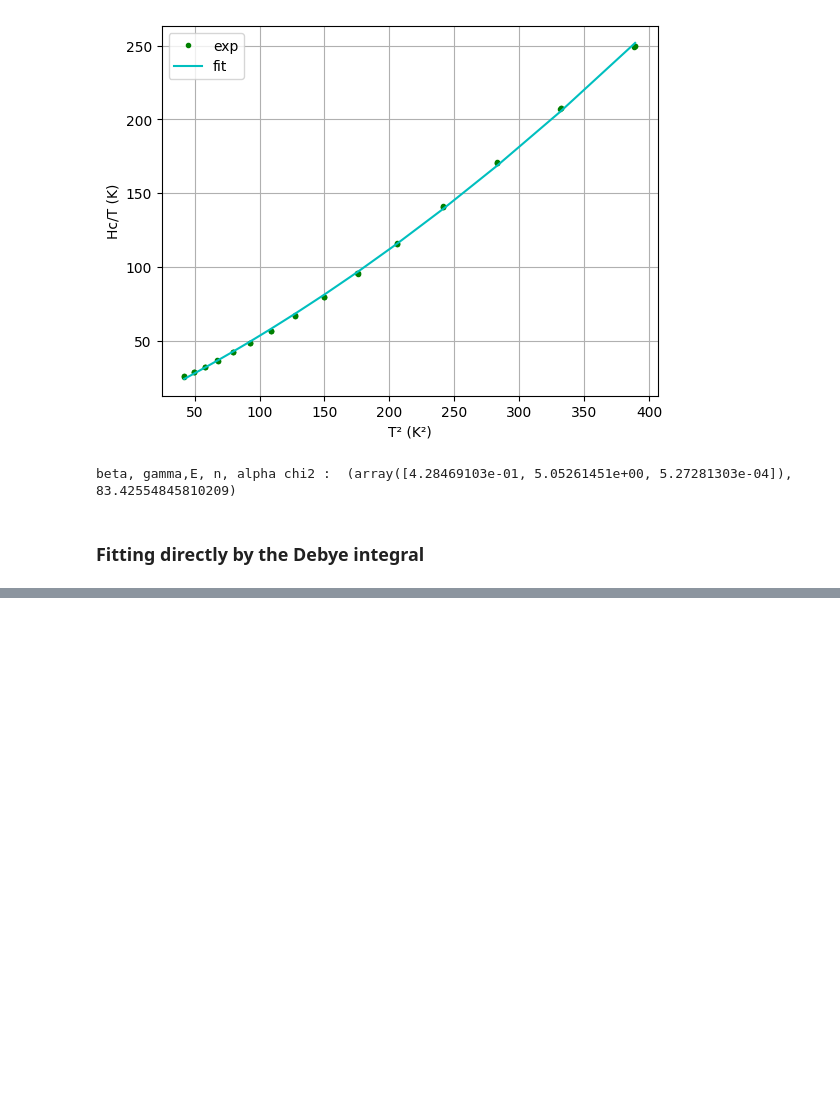
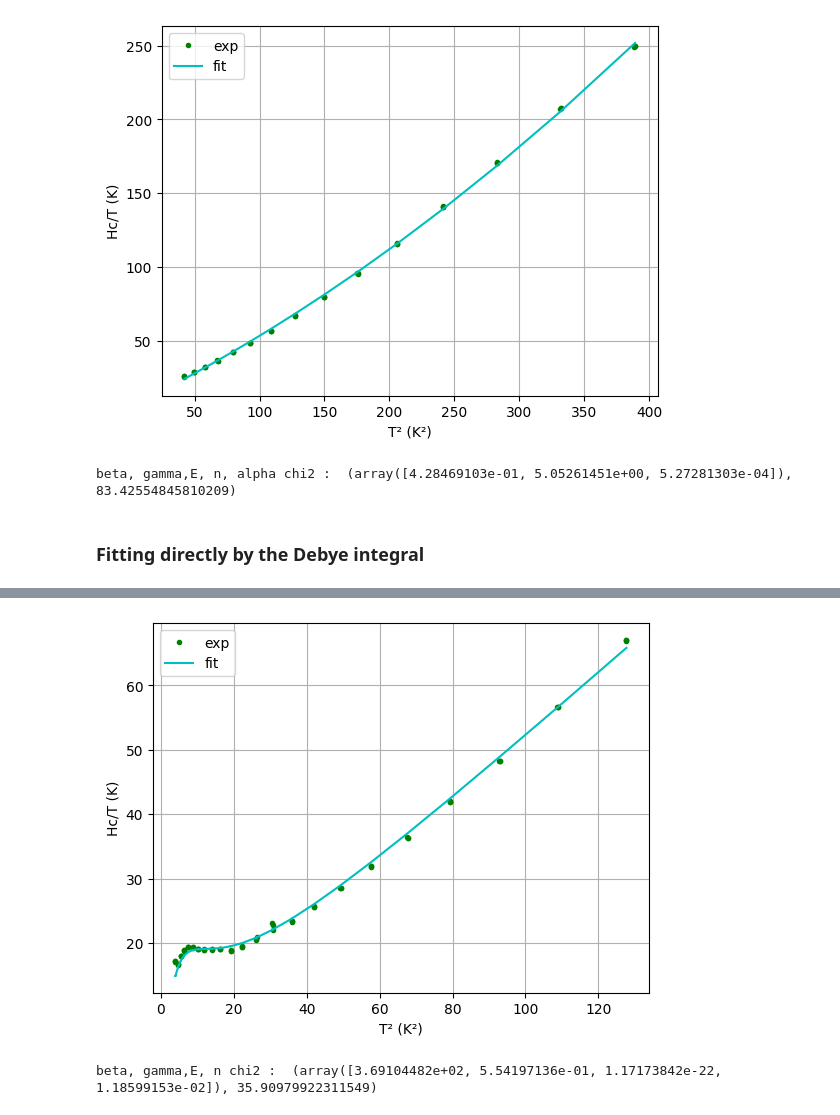
Before and after one commit to Gamal-on/YBCO, a Jupyter notebook: results_YBCO_HPHT.ipynb, the cells around one changed output, grey strips where cells are left out. Saved outputs shown, nothing was run; the diff lists cells and outputs as text; code cells hidden in the pictures; blank space fills up the shorter version.

```diff
--- a/results_YBCO_HPHT.ipynb
+++ b/results_YBCO_HPHT.ipynb
@@ -177,0 +189,9 @@ TypeError: model_integral_schottky() missing 2 required positional arguments: 'E
+# %%
+# Monte Carlo
+
+print("beta, gamma,E, n chi2 : ", mc.monte_carlo_fitting(cnt.squared_temperature_HPHT, cnt.hc_div_temp_HPHT,
+                                model.model_integral_schottky, 0, 144, 1e5,
+                                ([300, 500],[0, 15],[9e-23, 1.4e-22],[1e-3, 5e-2]), 4))
+# %% [output]
+[figure, added]
+beta, gamma,E, n chi2 :  (array([3.69104482e+02, 5.54197136e-01, 1.17173842e-22, 1.18599153e-02]), 35.90979922311549)
```
Also changed, not shown: parts of 2 cells of this notebook.
